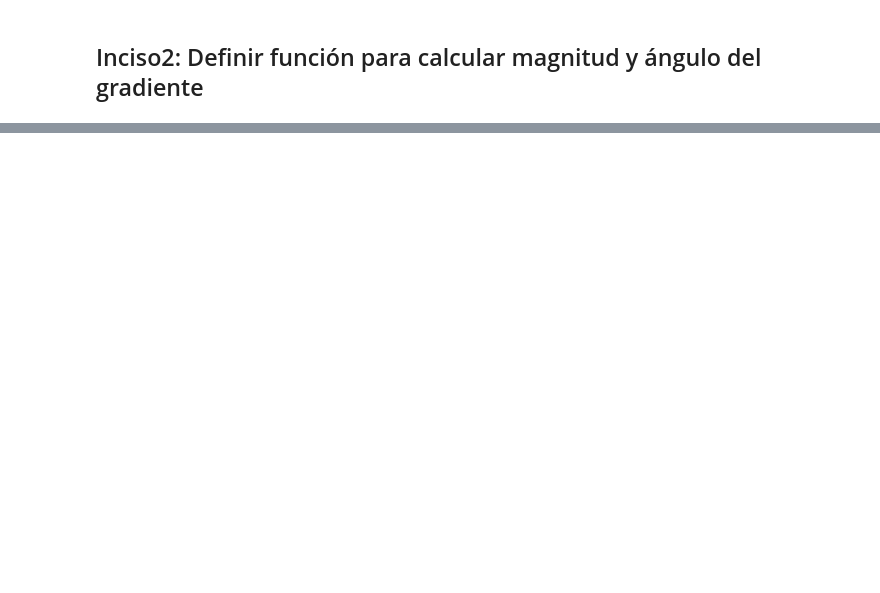
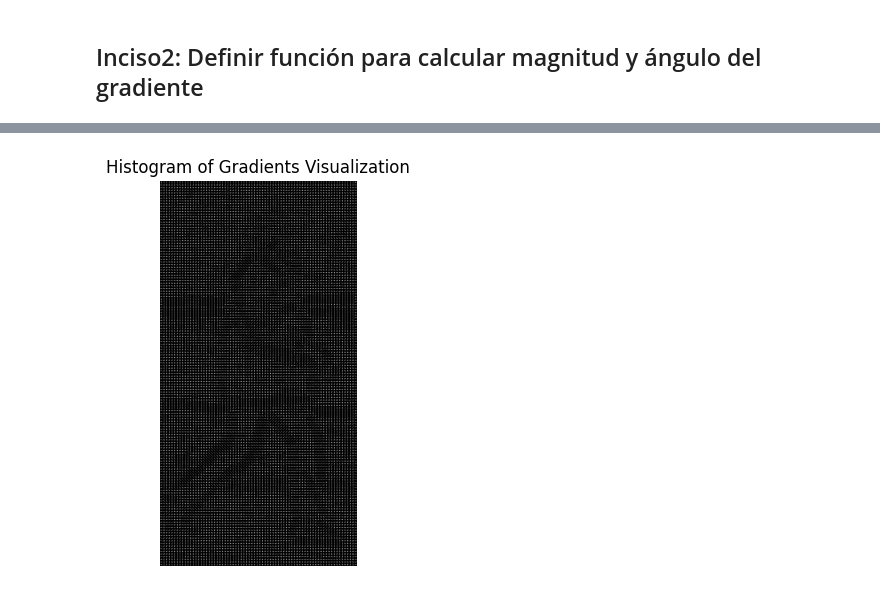
Before and after one commit to EstebanAG1005/Lab02-VC, a Jupyter notebook: inciso1_2.ipynb, the cells around one changed output, grey strips where cells are left out. Cells and saved outputs as stored; diff of their text form; code cells hidden in the pictures; blank space fills up the shorter version.

```diff
--- a/inciso1_2.ipynb
+++ b/inciso1_2.ipynb
@@ -222,3 +177,54 @@ plt.show()
+# %%
+
+# Function to create a visual representation of the histogram for each block
+def histogram_visualization(histograms, block_size, n_bins):
+    H_shape = histograms.shape
+    M, N = H_shape[0], H_shape[1]
+
+
+    visual_image = np.zeros((M*block_size, N*block_size))
+
+    # Degree per bin
+    degrees = 180 / n_bins
+
+    for i in range(M):
+        for j in range(N):
+            block_histogram = histograms[i, j]
+            for bin_idx in range(n_bins):
+                # Calculate the angle and magnitude for the line
+                angle = degrees * (bin_idx + 0.5)  # Angle at the center of the bin
+                magnitude = block_histogram[bin_idx] * block_size  # Use magnitude as length of line
+                # Calculate the end points of the line
+                theta = np.deg2rad(angle)  # Convert angle to radians for np.cos/sin functions
+                x_center = j * block_size + block_size // 2
+                y_center = i * block_size + block_size // 2
+                dx = magnitude * np.cos(theta) / 2
+                dy = magnitude * np.sin(theta) / 2
+                # Draw the line on the visual image
+                cv2.line(visual_image,
+                         (int(x_center - dx), int(y_center - dy)),
+                         (int(x_center + dx), int(y_center + dy)),
+                         color=1,  # White line
+                         thickness=1)
+
+    return visual_image
+
+
+
+visual_block_size = 16
+visual_stride = visual_block_size  # No overlap
+
+# Calculate the histogram visualization for the preprocessed image
+H_viz = histogram_visualization(H, visual_block_size, n_bins)
+
+# Plot the visual representation of the histogram
+plt.figure(figsize=(10, 5))
+plt.imshow(H_viz, cmap='gray')
+plt.title('Histogram of Gradients Visualization')
+plt.axis('off')
+plt.show()
+# %% [output]
+[figure, added]
 # %%
 # Assuming `original_image` is your original image after conversion to grayscale and resizing
 # and `hist_viz` is the visualization of histograms you created
```
Also changed, not shown: parts of 10 cells of this notebook.
